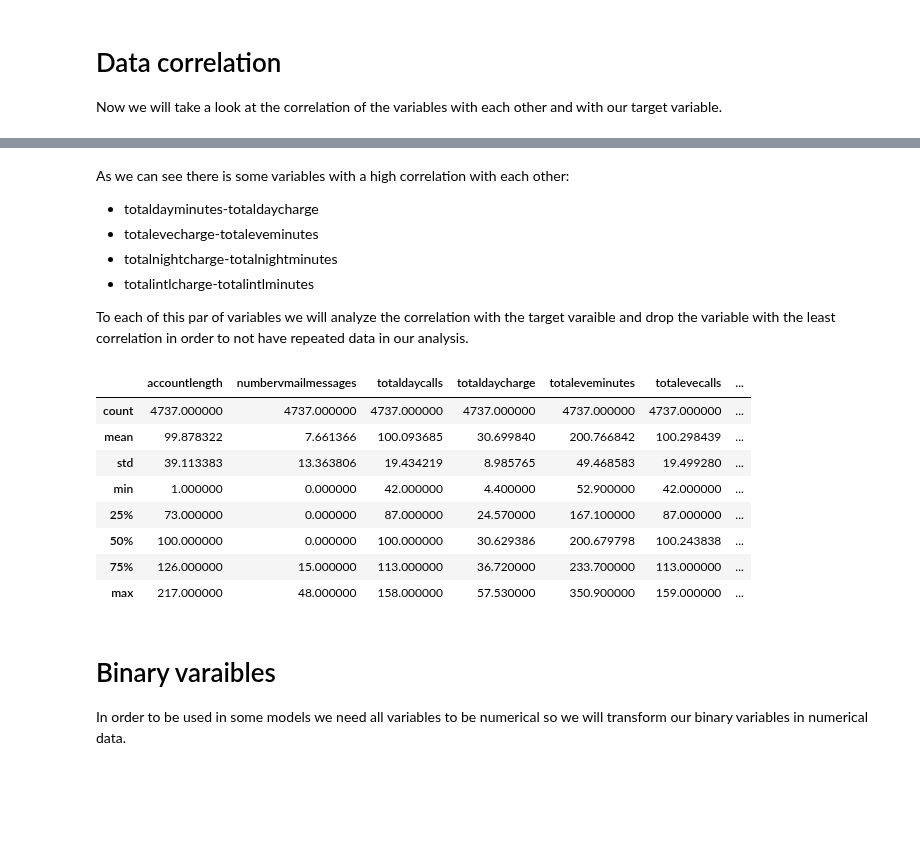
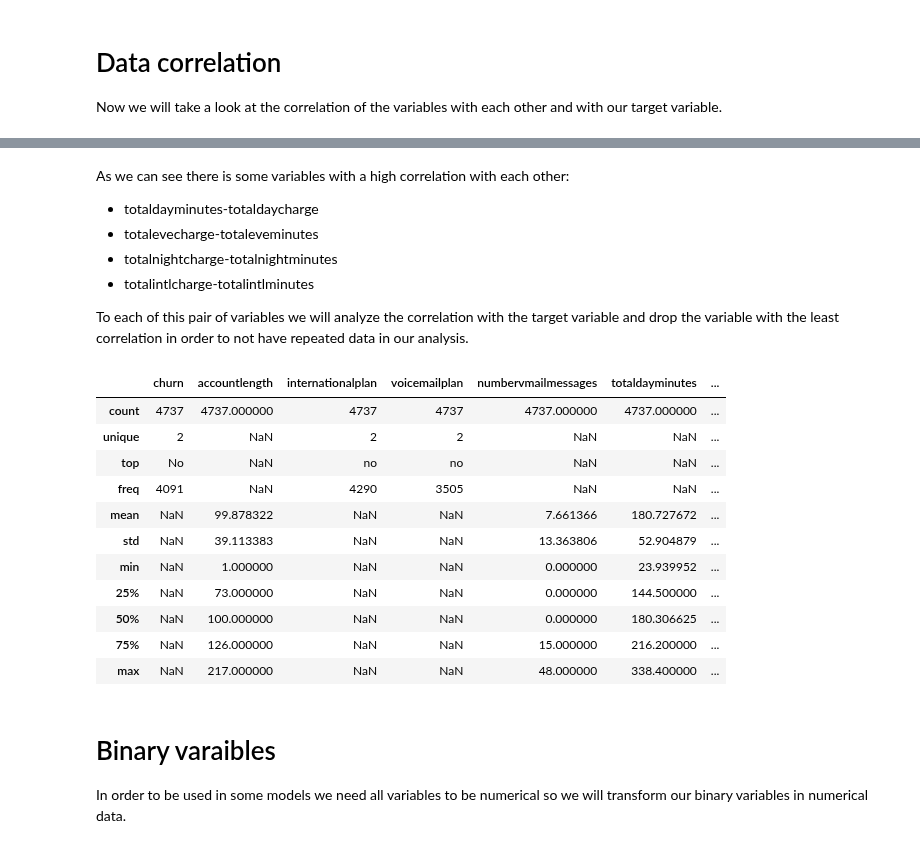
Before and after one commit to TheNoobGoda/ids-project, a Jupyter notebook: src/delivery.ipynb, the cells around one changed output, grey strips where cells are left out. Cells and saved outputs as stored; diff of their text form; code cells hidden in the pictures; blank space fills up the shorter version.

Commit message:
added boxplots and changed a bug on correlation

```diff
--- a/src/delivery.ipynb
+++ b/src/delivery.ipynb
@@ -194,48 +220,51 @@ As we can see there is some variables with a high correlation with each other:
 * totalnightcharge-totalnightminutes
 * totalintlcharge-totalintlminutes
 
-To each of this par of variables we will analyze the correlation with the target varaible and drop the variable with the least correlation in order to not have repeated data in our analysis.
+To each of this pair of variables we will analyze the correlation with the target variable and drop the variable with the least correlation in order to not have repeated data in our analysis.
 # %%
 corr = {}
 
 for col in string_columns:
 
     contingency_table = pd.crosstab(df['churn'], df[col])
 
     chi2, p, _, _ = stats.chi2_contingency(contingency_table)
     corr[col] = p
 
 churn = df['churn'].map({
     'Yes': 0,
     'No' : 1
 })
 
 
 for col in numerical_columns:
 
     correlation, p = stats.pointbiserialr(df[col], churn)
     corr[col] = p
 
 
 vars = [('totaldayminutes','totaldaycharge'),('totalevecharge','totaleveminutes'),('totalnightcharge','totalnightminutes'),('totalintlcharge','totalintlminutes')]
 
 for var in vars:
     if corr[var[0]] < corr[var[1]]:
+        df = df.drop([var[0]], axis=1)
+    else :
         df = df.drop([var[1]], axis=1)
-    else :
-        df = df.drop([var[0]], axis=1)
 
-df.describe()
+df.describe(include='all')
 # %% [output]
-|  | accountlength | numbervmailmessages | totaldaycalls | totaldaycharge | totaleveminutes | totalevecalls | ... |
-| count | 4737.000000 | 4737.000000 | 4737.000000 | 4737.000000 | 4737.000000 | 4737.000000 | ... |
-| mean | 99.878322 | 7.661366 | 100.093685 | 30.699840 | 200.766842 | 100.298439 | ... |
-| std | 39.113383 | 13.363806 | 19.434219 | 8.985765 | 49.468583 | 19.499280 | ... |
-| min | 1.000000 | 0.000000 | 42.000000 | 4.400000 | 52.900000 | 42.000000 | ... |
-| 25% | 73.000000 | 0.000000 | 87.000000 | 24.570000 | 167.100000 | 87.000000 | ... |
-| 50% | 100.000000 | 0.000000 | 100.000000 | 30.629386 | 200.679798 | 100.243838 | ... |
-| 75% | 126.000000 | 15.000000 | 113.000000 | 36.720000 | 233.700000 | 113.000000 | ... |
-| max | 217.000000 | 48.000000 | 158.000000 | 57.530000 | 350.900000 | 159.000000 | ... |
+|  | churn | accountlength | internationalplan | voicemailplan | numbervmailmessages | totaldayminutes | ... |
+| count | 4737 | 4737.000000 | 4737 | 4737 | 4737.000000 | 4737.000000 | ... |
+| unique | 2 | NaN | 2 | 2 | NaN | NaN | ... |
+| top | No | NaN | no | no | NaN | NaN | ... |
+| freq | 4091 | NaN | 4290 | 3505 | NaN | NaN | ... |
+| mean | NaN | 99.878322 | NaN | NaN | 7.661366 | 180.727672 | ... |
+| std | NaN | 39.113383 | NaN | NaN | 13.363806 | 52.904879 | ... |
+| min | NaN | 1.000000 | NaN | NaN | 0.000000 | 23.939952 | ... |
+| 25% | NaN | 73.000000 | NaN | NaN | 0.000000 | 144.500000 | ... |
+| 50% | NaN | 100.000000 | NaN | NaN | 0.000000 | 180.306625 | ... |
+| 75% | NaN | 126.000000 | NaN | NaN | 15.000000 | 216.200000 | ... |
+| max | NaN | 217.000000 | NaN | NaN | 48.000000 | 338.400000 | ... |
 # %% [markdown]
 # Binary varaibles
 In order to be used in some models we need all variables to be numerical so we will transform our binary variables in numerical data.
```
Also changed, not shown: parts of 11 cells of this notebook.
